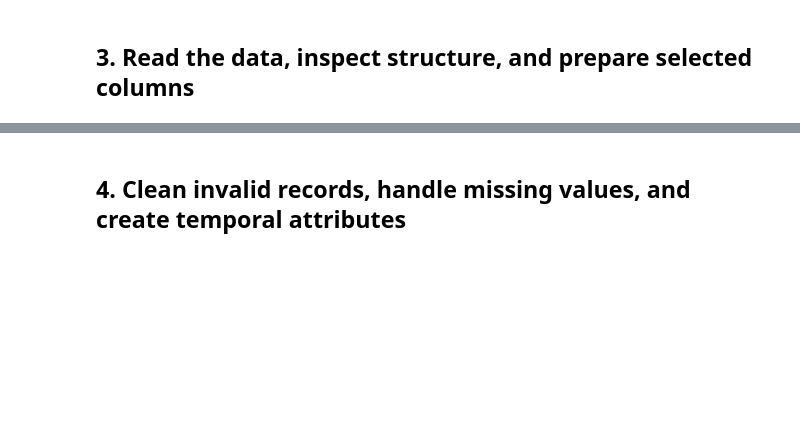
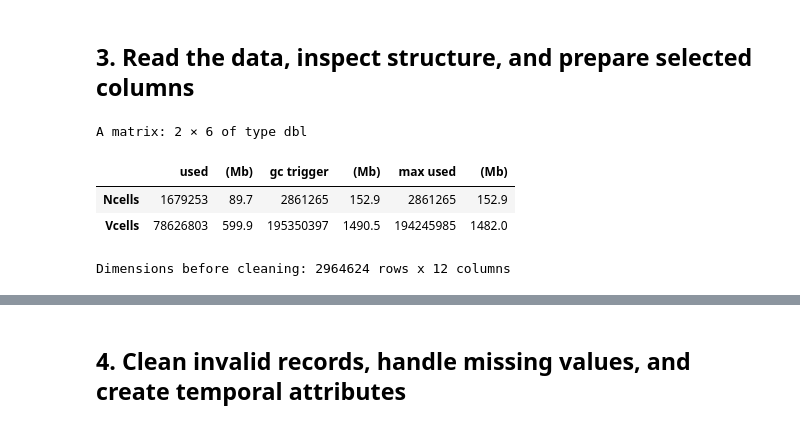
Before and after one commit to swapnilsupe01/DL-LAB-8, a Jupyter notebook: Lab_Assignment_8_High_Performance_Big_Data_Analytics_R.ipynb, the cells around one changed output, grey strips where cells are left out. Drawn from its saved outputs; the diff is of its cells as text; code cells hidden in the pictures; blank space fills up the shorter version.

```diff
--- a/Lab_Assignment_8_High_Performance_Big_Data_Analytics_R.ipynb
+++ b/Lab_Assignment_8_High_Performance_Big_Data_Analytics_R.ipynb
@@ -87,5 +132,37 @@ cat("Zone lookup file:", zone_file, "\n")
 # %% [markdown]
 ## 3. Read the data, inspect structure, and prepare selected columns
+# %%
+# Read only columns needed for the required analyses to reduce memory consumption.
+needed_columns <- c(
+  "VendorID", "tpep_pickup_datetime", "tpep_dropoff_datetime",
+  "passenger_count", "trip_distance", "PULocationID", "DOLocationID",
+  "payment_type", "fare_amount", "tip_amount", "tolls_amount", "total_amount"
+)
+
+read_one_month <- function(path) {
+  # Open dataset safely directly from the file path
+  available_cols <- names(arrow::open_dataset(path, format = "parquet")$schema)
+  cols <- intersect(needed_columns, available_cols)
+  if (!all(c("tpep_pickup_datetime", "tpep_dropoff_datetime",
+             "PULocationID", "DOLocationID", "fare_amount", "total_amount") %in% cols)) {
+    stop("Required columns were not found in: ", path)
+  }
+  as.data.table(arrow::read_parquet(path, col_select = cols))
+}
+
+# Read the file(s) and combine them into a single data.table
+trip_parts <- lapply(trip_files, read_one_month)
+taxi <- rbindlist(trip_parts, use.names = TRUE, fill = TRUE)
+rm(trip_parts)
+gc()
+
+cat("Dimensions before cleaning:", nrow(taxi), "rows x", ncol(taxi), "columns\n")
+# %% [output]
+A matrix: 2 × 6 of type dbl
+|  | used | (Mb) | gc trigger | (Mb) | max used | (Mb) |
+| Ncells | 1679253 | 89.7 | 2861265 | 152.9 | 2861265 | 152.9 |
+| Vcells | 78626803 | 599.9 | 195350397 | 1490.5 | 194245985 | 1482.0 |
+Dimensions before cleaning: 2964624 rows x 12 columns
 # %%
 # Read only columns needed for the required analyses to reduce memory consumption.
 needed_columns <- c(
```
Also changed, not shown: parts of 14 cells of this notebook.
